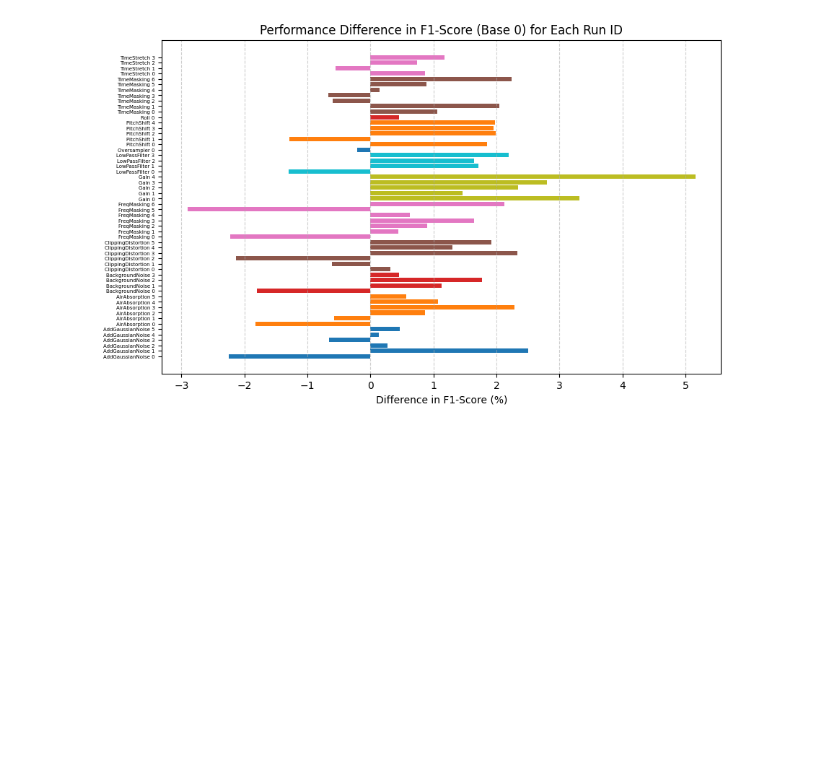
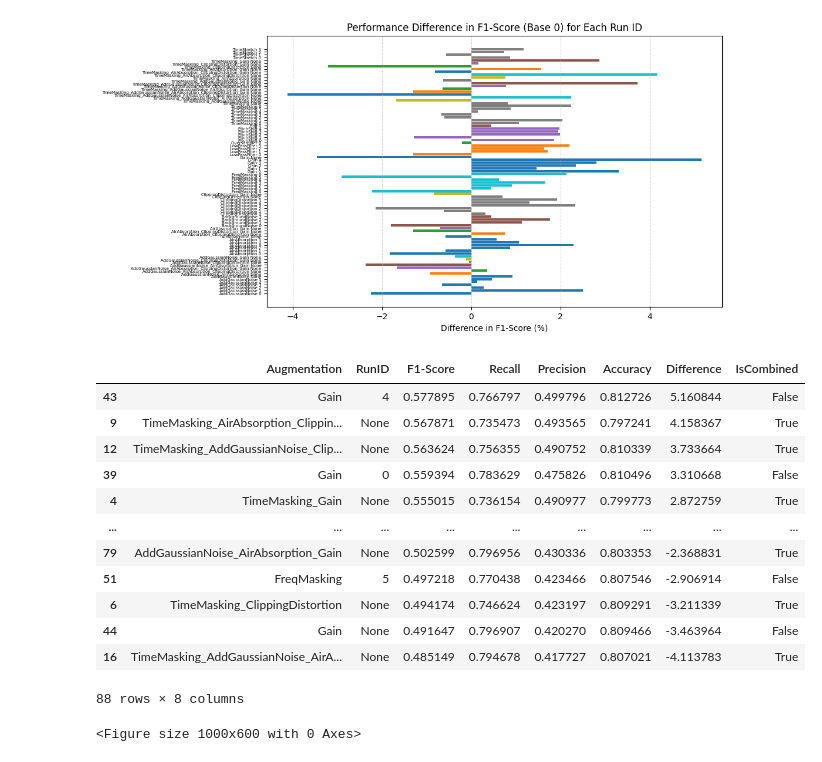
Before and after one commit to DiogoFerrao/Magalhaes, a Jupyter notebook: notebooks/wandb_query.ipynb, the cells around one changed output. Drawn from its saved outputs; the diff is of its cells as text; code cells hidden in the pictures; blank space fills up the shorter version.

```diff
--- a/notebooks/wandb_query.ipynb
+++ b/notebooks/wandb_query.ipynb
@@ -78,13 +83,4 @@ summary_df
 # %%
-df = summary_df
-
-# Calculate the difference in F1-Score compared to Base 0
-base_f1_score = df[df["Augmentation"] == "Base"]["F1-Score"].values[0]
-df["Difference"] = (df["F1-Score"] - base_f1_score) * 100
-
-# Filter out rows with NaN values in the F1-Score
-df = df[(df["Augmentation"] != "Base") & ~df["F1-Score"].isna()]
-
 # Create a horizontal bar chart for each augmentation type
 plt.figure(figsize=(10, 6))
 colors = plt.cm.get_cmap("tab10", len(df["RunID"].unique()))  # Use a different colormap
@@ -106,7 +102,35 @@ plt.grid(axis='x', linestyle='--', alpha=0.6)
 
 plt.show()
 # %% [output]
-[figure, old version]
+[figure, new version]
+# %%
+# Separate the augmentations by wether they are a combination of other augmentations or not
+df["IsCombined"] = df["Augmentation"].str.split("_").apply(lambda x: len(x) > 1)
+
+# Create a horizontal bar chart for each augmentation type
+plt.figure(figsize=(10, 6))
+colors = plt.cm.get_cmap("tab10", len(df["RunID"].unique()))  # Use a different colormap
+
+# Sort them by f1-score
+df = df.sort_values(by=["F1-Score"], ascending=False)
+
+# Display the results in a table
+df
+# %% [output]
+|  | Augmentation | RunID | F1-Score | Recall | Precision | Accuracy | Difference | IsCombined |
+| 43 | Gain | 4 | 0.577895 | 0.766797 | 0.499796 | 0.812726 | 5.160844 | False |
+| 9 | TimeMasking_AirAbsorption_Clippin... | None | 0.567871 | 0.735473 | 0.493565 | 0.797241 | 4.158367 | True |
+| 12 | TimeMasking_AddGaussianNoise_Clip... | None | 0.563624 | 0.756355 | 0.490752 | 0.810339 | 3.733664 | True |
+| 39 | Gain | 0 | 0.559394 | 0.783629 | 0.475826 | 0.810496 | 3.310668 | False |
+| 4 | TimeMasking_Gain | None | 0.555015 | 0.736154 | 0.490977 | 0.799773 | 2.872759 | True |
+| ... | ... | ... | ... | ... | ... | ... | ... | ... |
+| 79 | AddGaussianNoise_AirAbsorption_Gain | None | 0.502599 | 0.796956 | 0.430336 | 0.803353 | -2.368831 | True |
+| 51 | FreqMasking | 5 | 0.497218 | 0.770438 | 0.423466 | 0.807546 | -2.906914 | False |
+| 6 | TimeMasking_ClippingDistortion | None | 0.494174 | 0.746624 | 0.423197 | 0.809291 | -3.211339 | True |
+| 44 | Gain | None | 0.491647 | 0.796907 | 0.420270 | 0.809466 | -3.463964 | False |
+| 16 | TimeMasking_AddGaussianNoise_AirA... | None | 0.485149 | 0.794678 | 0.417727 | 0.807021 | -4.113783 | True |
+88 rows × 8 columns
+<Figure size 1000x600 with 0 Axes>
 # %%
 #Get the 5 best performing augmentations, one per type
 best_augmentations = []
```
Also changed, not shown: parts of 3 cells of this notebook, 1 other file.
